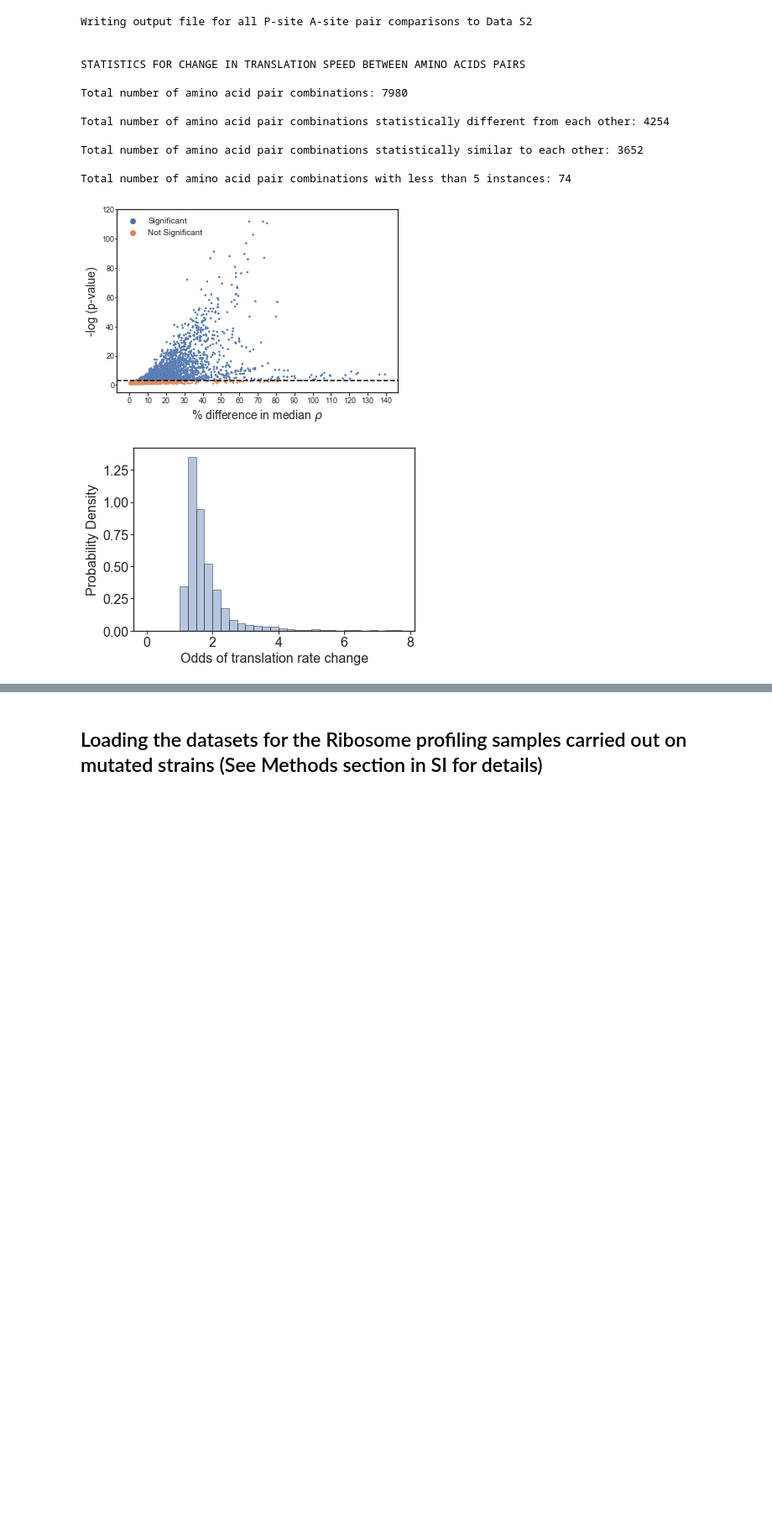
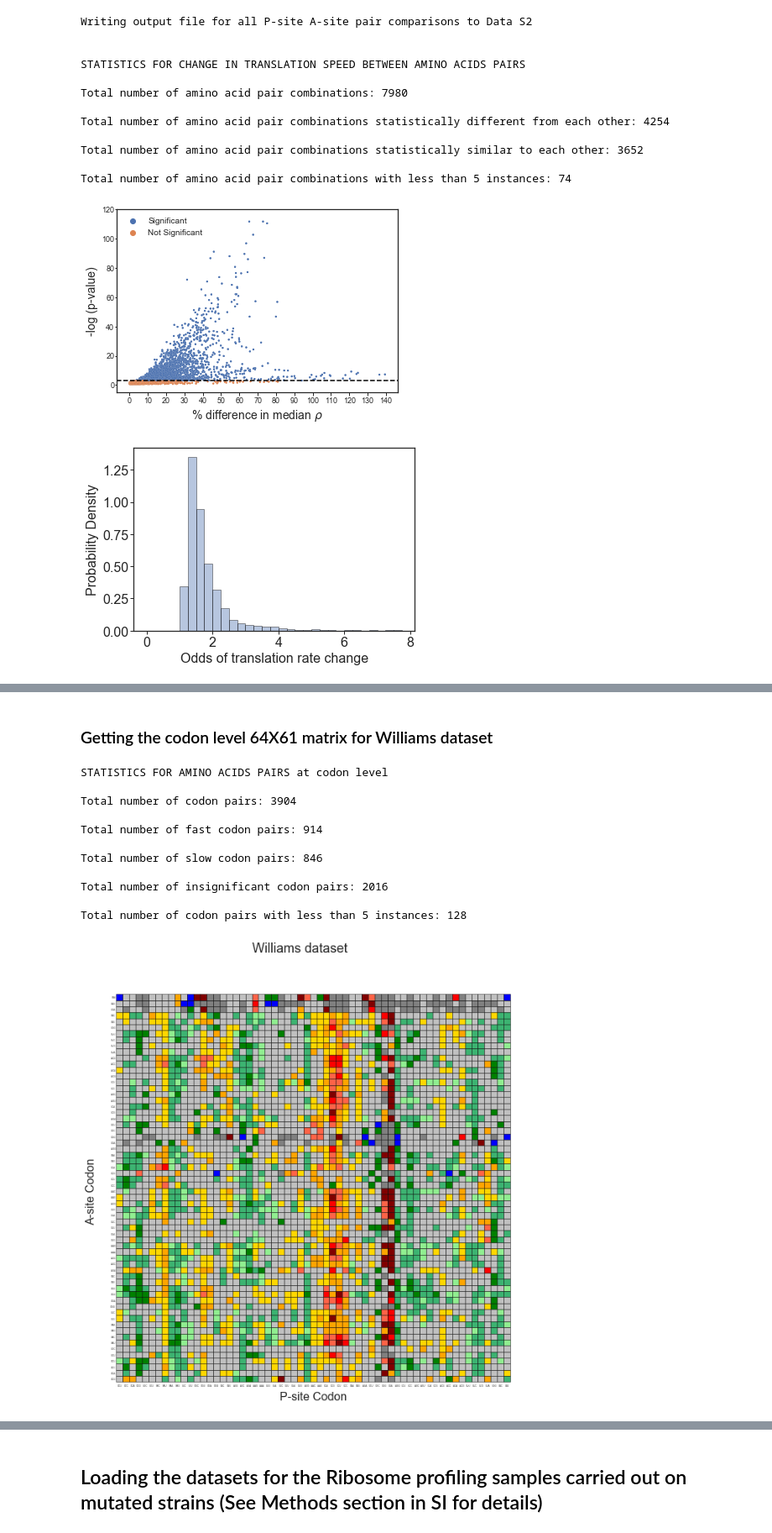
Before and after one commit to obrien-lab/P-site-A-site-pairs-analysis, a Jupyter notebook: P-site_A-site_pairs_project_data_analysis.ipynb, the cells around one changed output, grey strips where cells are left out. Shown at 84% size. Saved outputs shown, nothing was run; the diff lists cells and outputs as text; code cells hidden in the pictures; blank space fills up the shorter version.

```diff
--- a/P-site_A-site_pairs_project_data_analysis.ipynb
+++ b/P-site_A-site_pairs_project_data_analysis.ipynb
@@ -932,7 +960,7 @@ for ps_aa in sorted(AMINO_ACIDS):
         xlabel = True
     else:
         xlabel = False
-    perc_change = dict_effect_size['Williams']['E'][ps_aa]
+    perc_change = dict_percent_change['Williams']['E'][ps_aa]
     pval = dict_pval['Williams']['E'][ps_aa]
     if pval > 0.001:
         pval = round(pval, 3)
@@ -1214,0 +1438,15 @@ Total number of amino acid pair combinations with less than 5 instances: 74
+# %%
+norm_ribo_codon_density_dict = {}
+
+# For the expanded 64X61 matrix, we are using a relaxed criteria of at least 95% of codon positions having non-zero reads. This criteria is applied to the highest coverage Williams dataset.
+norm_ribo_codon_density_dict['Williams'] = gene_codon_filter('Data_files/Published_data/Williams/A-site_profiles.tab', 'Data_files/Published_data/Williams/Multiple_mapped_gene_read_counts_20_35.tab', strict=False, relaxed=True, filter_threshold=0.05, dataset='Williams', print_stats=True)
+
+# We obtain 1746 genes and we will use this list of genes to obtain normalized ribosome density profiles for other datasets
+filtered_codon_geneset = list(norm_ribo_codon_density_dict['Williams'].keys())
+
+datasets = ['Williams', 'Jan', 'Nissley1', 'Nissley2', 'Weinberg', 'Young']
+for dataset in datasets:
+    # we already got the norm ribo density profiles for Williams dataset
+    if dataset == 'Williams':
+        continue
+    norm_ribo_codon_density_dict[dataset] = gene_codon_filter('Data_files/Published_data/'+dataset+'/A-site_profiles.tab', 'Data_files/Published_data/'+dataset+'/Multiple_mapped_gene_read_counts_20_35.tab', genelist=filtered_codon_geneset, dataset=dataset, print_stats=False, strict=False)
@@ -1214,0 +1474,32 @@ Total number of amino acid pair combinations with less than 5 instances: 74
+# %% [markdown]
+### Getting the codon level 64X61 matrix for Williams dataset
+# %%
+# Get the percent change values for all 3904(64X61) pair combinations in the 6 datasets
+dict_codon_percent_change = {}
+# Get the FDR corrected pvalues for all 3904 pair combinations in the 6 datasets
+dict_codon_pval = {}
+# Get the sample sizes for all 3904 combinations in the 6 datasets
+dict_codon_sample_sizes = {}
+# Get the list of norm ribo densitiy for all instances of the pair and its control for all 3904 combinations in the 6 datasets
+dict_codon_instances = {}
+
+
+# Running the analysis for Williams dataset
+dict_codon_percent_change['Williams'], dict_codon_pval['Williams'], dict_codon_sample_sizes['Williams'], dict_codon_instances['Williams'] = psite_asite_matrix_codon_level(norm_ribo_codon_density_dict['Williams'], dict_cdn_types)
+fig = plot_asite_psite_codon_matrix(dict_codon_percent_change['Williams'], dict_codon_pval['Williams'], dict_codon_sample_sizes['Williams'], 'Williams dataset', print_stats=True)
+plt.show()
+
+# The axes tick labels were formatted separately. Please review Fig. S10 for legible axes tick labels as well as the amino acid groupings
+# %% [output]
+STATISTICS FOR AMINO ACIDS PAIRS at codon level
+
+Total number of codon pairs: 3904
+
+Total number of fast codon pairs: 914
+
+Total number of slow codon pairs: 846
+
+Total number of insignificant codon pairs: 2016
+
+Total number of codon pairs with less than 5 instances: 128
+[figure, added]
```
Also changed, not shown: parts of 27 cells of this notebook.
